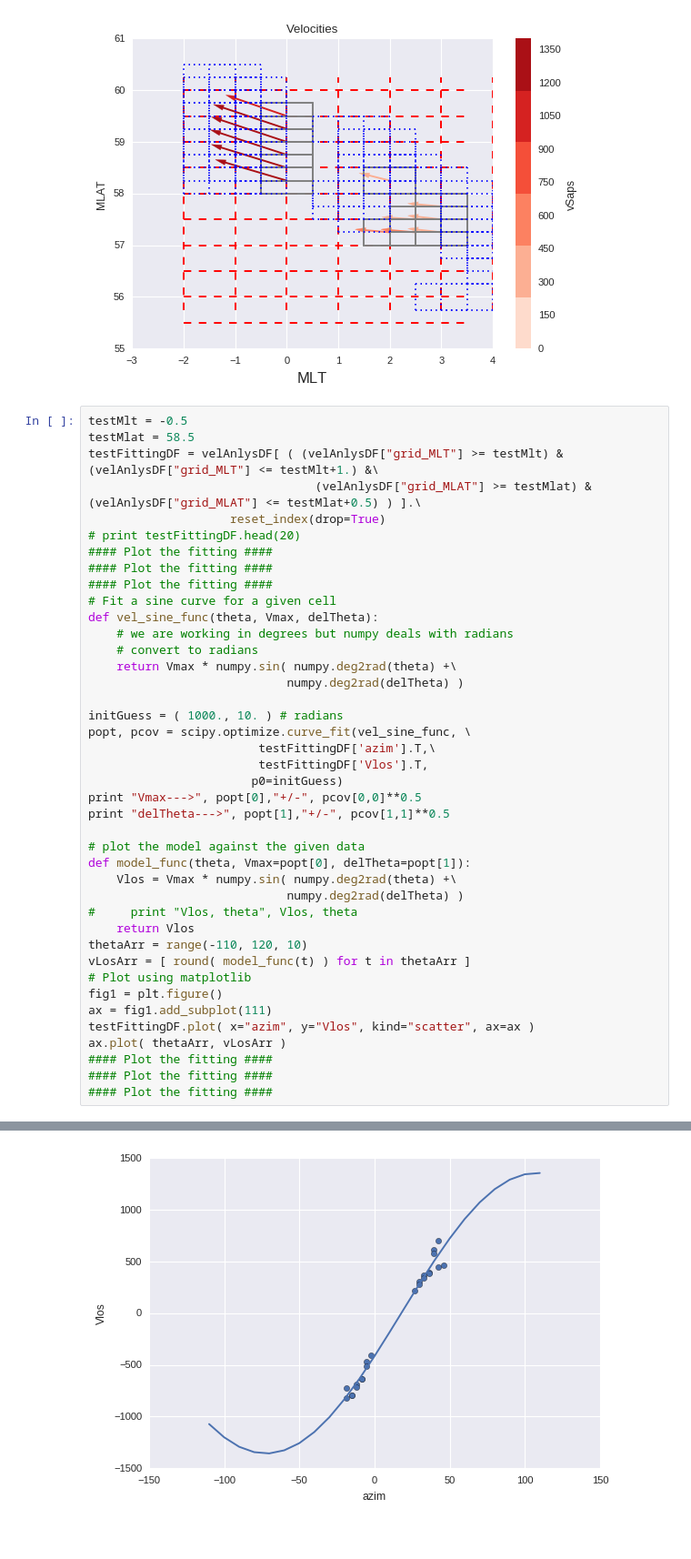
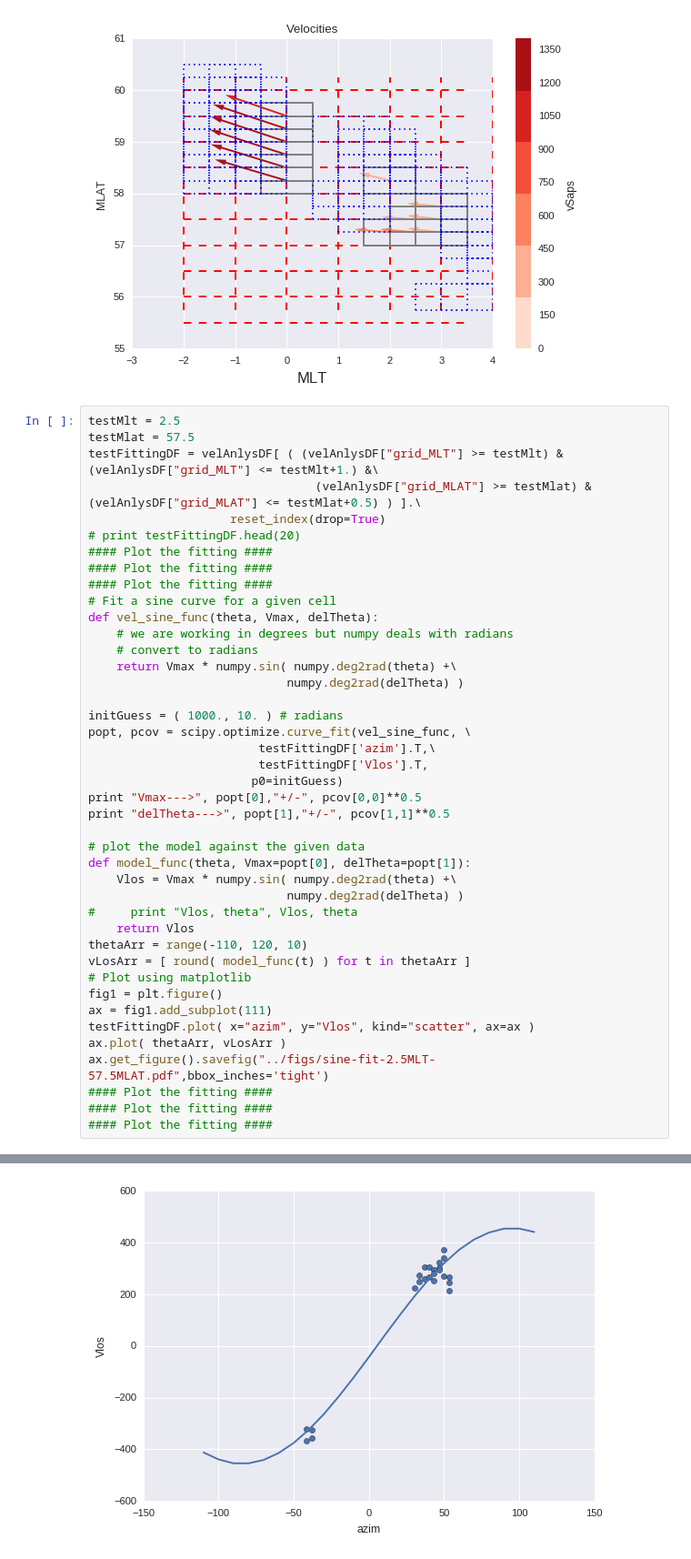
Before and after one commit to bharatreddy/vel-analys, a Jupyter notebook: ipy/optmz_search.ipynb, the cells around one changed output, grey strips where cells are left out. Shown at 91% size. Drawn from its saved outputs; the diff is of its cells as text.

```diff
--- a/ipy/optmz_search.ipynb
+++ b/ipy/optmz_search.ipynb
@@ -510,8 +510,8 @@ ax.get_figure().savefig("../figs/fitVels-smallgrid.pdf",bbox_inches='tight')
 # %% [output]
 [figure]
 # %%
-testMlt = -0.5
-testMlat = 58.5
+testMlt = 2.5
+testMlat = 57.5
 testFittingDF = velAnlysDF[ ( (velAnlysDF["grid_MLT"] >= testMlt) & (velAnlysDF["grid_MLT"] <= testMlt+1.) &\
                                 (velAnlysDF["grid_MLAT"] >= testMlat) & (velAnlysDF["grid_MLAT"] <= testMlat+0.5) ) ].\
                     reset_index(drop=True)
@@ -547,6 +547,7 @@ fig1 = plt.figure()
 ax = fig1.add_subplot(111)
 testFittingDF.plot( x="azim", y="Vlos", kind="scatter", ax=ax )
 ax.plot( thetaArr, vLosArr )
+ax.get_figure().savefig("../figs/sine-fit-2.5MLT-57.5MLAT.pdf",bbox_inches='tight')
 #### Plot the fitting ####
 #### Plot the fitting ####
 #### Plot the fitting ####
@@ -557 +557 @@ delTheta---> -17.8349388465 +/- 0.712905789061
-[figure, old version]
+[figure, new version]
```
Also changed, not shown: parts of 1 cell of this notebook, 14 other files.
